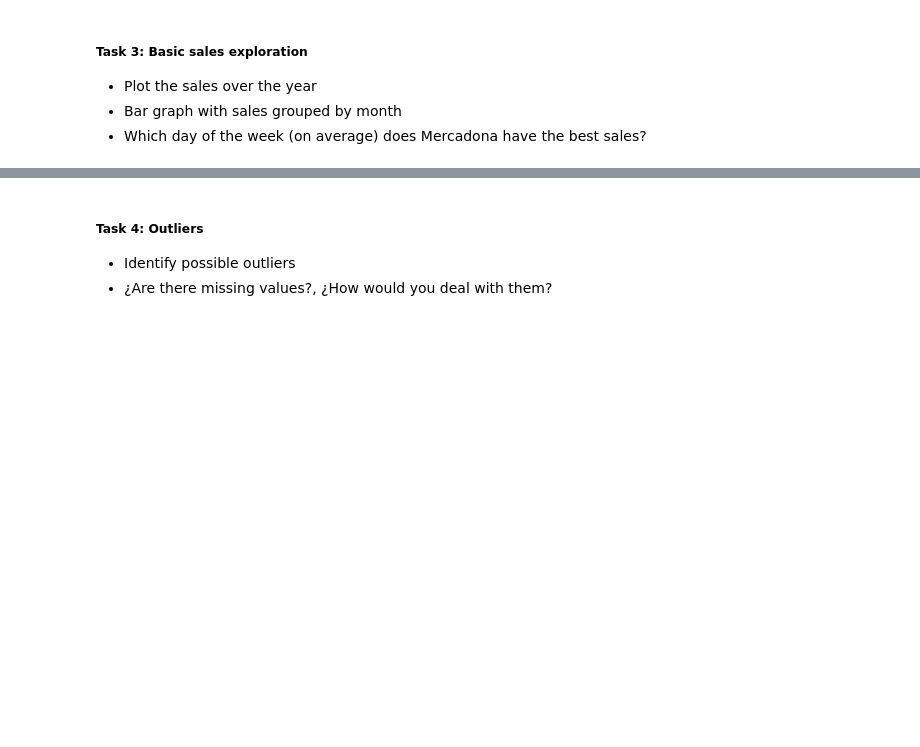
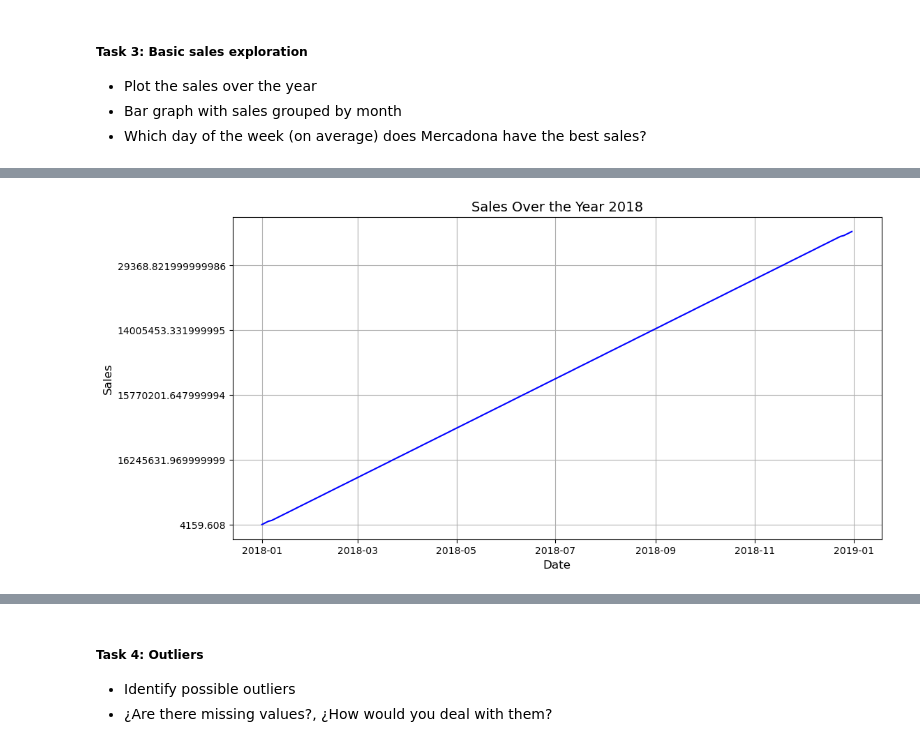
Before and after one commit to MartinezAgullo/TechChallenge_MercadonaIT, a Jupyter notebook: notebooks/1-data-preparation.ipynb, the cells around one changed output, grey strips where cells are left out. Saved outputs shown, nothing was run; the diff lists cells and outputs as text; code cells hidden in the pictures; blank space fills up the shorter version.

```diff
--- a/notebooks/1-data-preparation.ipynb
+++ b/notebooks/1-data-preparation.ipynb
@@ -45,0 +225,4 @@ Your main objective in this notebook is to conduct a thorough exploratory analys
+# %%
+plot_sales_by_year(sales_train_df, 2018)
+# %% [output]
+[figure, added]
```
Also changed, not shown: parts of 27 cells of this notebook.
